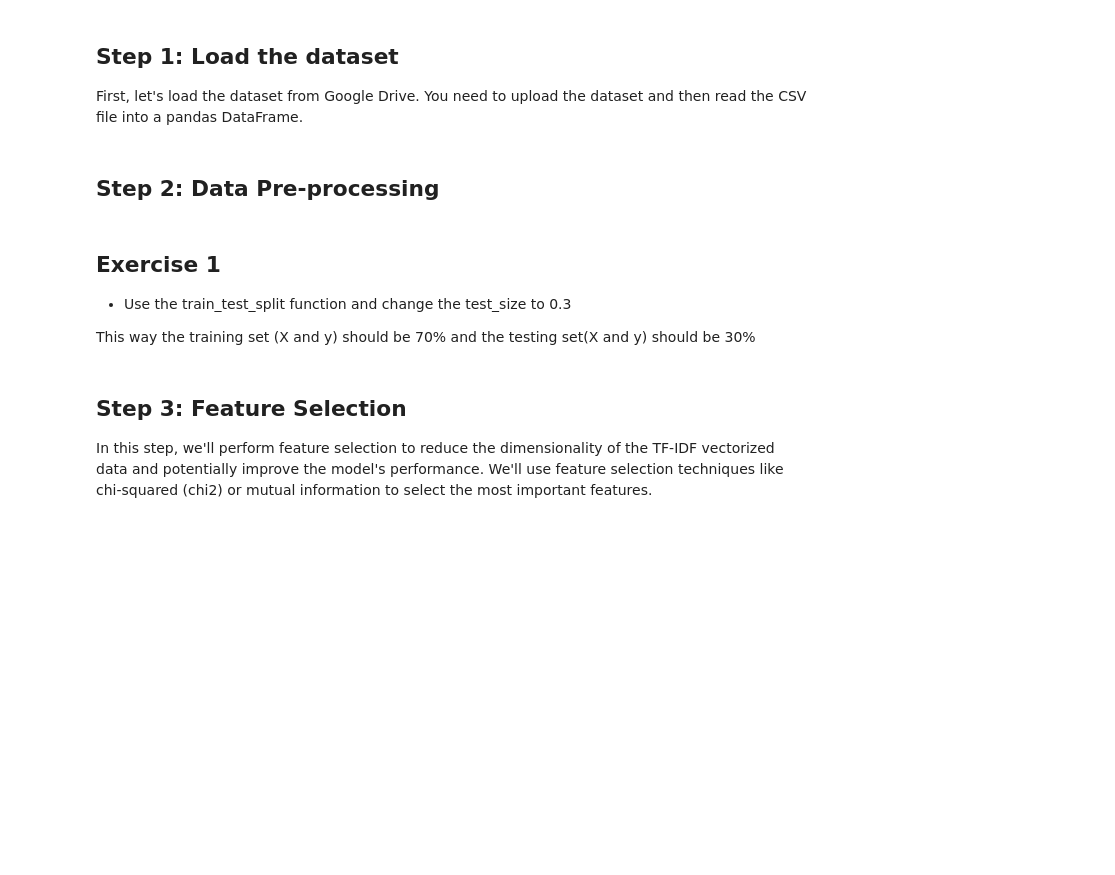
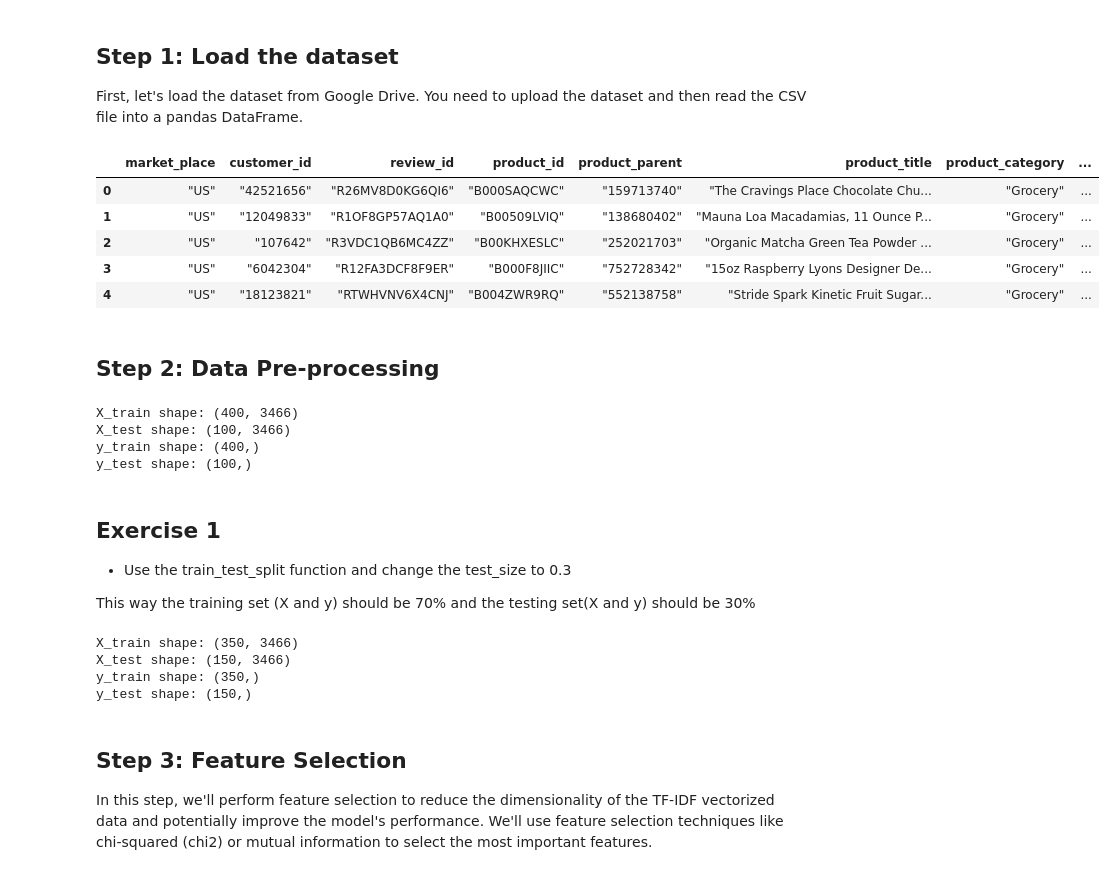
Before and after one commit to krishnaprasadpguptha/ML-full-code-oxford-session, a Jupyter notebook: ML full code oxford session/3. Classification - Sentiment_analysis.ipynb, the cells around one changed output. Saved outputs shown, nothing was run; the diff lists cells and outputs as text; code cells hidden in the pictures; blank space fills up the shorter version.

```diff
--- a/ML full code oxford session/3. Classification - Sentiment_analysis.ipynb
+++ b/ML full code oxford session/3. Classification - Sentiment_analysis.ipynb
@@ -30,12 +30,19 @@ uploaded = files.upload()
 # %%
 # Import necessary libraries
 import pandas as pd
 
 # Load the dataset into a DataFrame
-df = pd.read_csv('amazon-product-review-data.csv')
+df = pd.read_csv('Datasets/amazon-product-review-data.csv')
 
 # Display the first few rows to check if the data is loaded correctly
 df.head()
+# %% [output]
+|  | market_place | customer_id | review_id | product_id | product_parent | product_title | product_category | ... |
+| 0 | "US" | "42521656" | "R26MV8D0KG6QI6" | "B000SAQCWC" | "159713740" | "The Cravings Place Chocolate Chu... | "Grocery" | ... |
+| 1 | "US" | "12049833" | "R1OF8GP57AQ1A0" | "B00509LVIQ" | "138680402" | "Mauna Loa Macadamias, 11 Ounce P... | "Grocery" | ... |
+| 2 | "US" | "107642" | "R3VDC1QB6MC4ZZ" | "B00KHXESLC" | "252021703" | "Organic Matcha Green Tea Powder ... | "Grocery" | ... |
+| 3 | "US" | "6042304" | "R12FA3DCF8F9ER" | "B000F8JIIC" | "752728342" | "15oz Raspberry Lyons Designer De... | "Grocery" | ... |
+| 4 | "US" | "18123821" | "RTWHVNV6X4CNJ" | "B004ZWR9RQ" | "552138758" | "Stride Spark Kinetic Fruit Sugar... | "Grocery" | ... |
 # %% [markdown]
 ## Step 2: Data Pre-processing
 # %%
@@ -65,6 +72,11 @@ print("X_train shape:", X_train.shape)
 print("X_test shape:", X_test.shape)
 print("y_train shape:", y_train.shape)
 print("y_test shape:", y_test.shape)
+# %% [output]
+X_train shape: (400, 3466)
+X_test shape: (100, 3466)
+y_train shape: (400,)
+y_test shape: (100,)
 # %% [markdown]
 <a name="ex_1"></a>
 ## Exercise 1
@@ -72,6 +84,20 @@ print("y_test shape:", y_test.shape)
 - Use the train_test_split function and change the test_size to 0.3
 
 This way the training set (X and y) should be 70% and the testing set(X and y) should be 30%
+# %%
+# Split the data into training and testing sets (70% train, 30% test)
+X_train, X_test, y_train, y_test = train_test_split(X, y, test_size=0.3, random_state=42)
+
+# Display the shapes of the resulting data
+print("X_train shape:", X_train.shape)
+print("X_test shape:", X_test.shape)
+print("y_train shape:", y_train.shape)
+print("y_test shape:", y_test.shape)
+# %% [output]
+X_train shape: (350, 3466)
+X_test shape: (150, 3466)
+y_train shape: (350,)
+y_test shape: (150,)
 # %%
 #Write your code here
 # %% [markdown]
```
Also changed, not shown: parts of 17 cells of this notebook, 1 other file.
